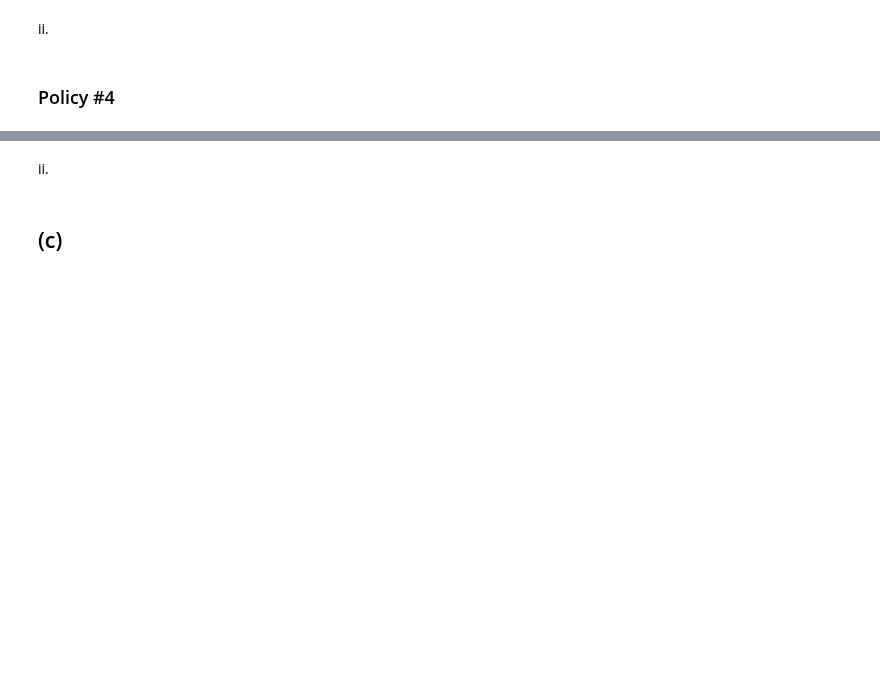
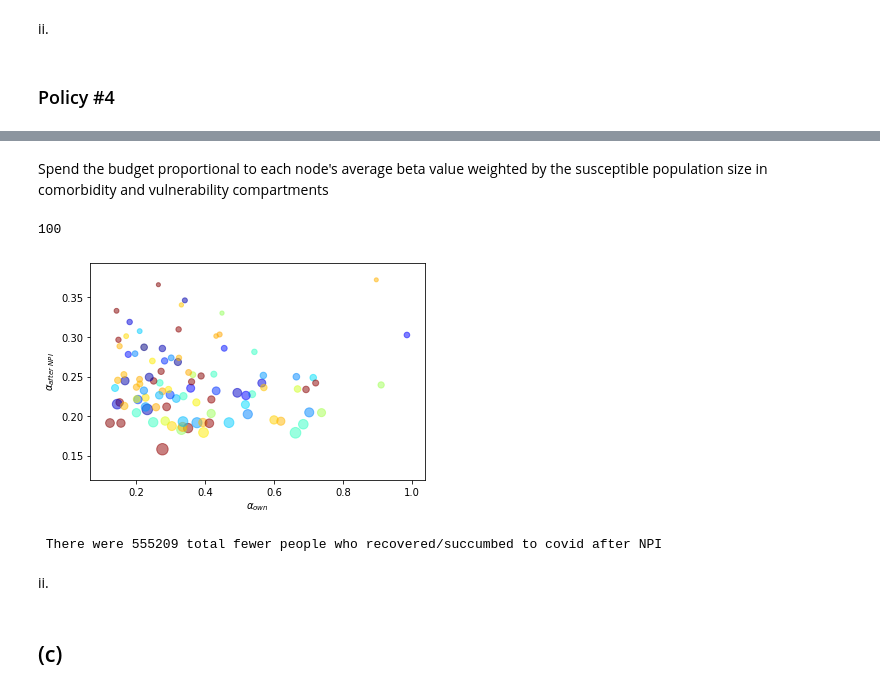
Before and after one commit to ssheridanucsb/CovidWastewater, a Jupyter notebook: Part2.ipynb, the cells around one changed output, grey strips where cells are left out. Saved outputs shown, nothing was run; the diff lists cells and outputs as text; code cells hidden in the pictures; blank space fills up the shorter version.

```diff
--- a/Part2.ipynb
+++ b/Part2.ipynb
@@ -113,0 +199,17 @@ i.
+# %% [markdown]
+Spend the budget proportional to each node's average beta value weighted by the susceptible
+population size in comorbidity and vulnerability compartments
+# %%
+prop_beta = [np.sum(S[node_index, :, :, 9] * beta_old) / np.sum(S[:, :, :, 9] * beta_old) for node_index in range(nb_nodes)]
+# %%
+nb_nodes
+# %% [output]
+100
+# %%
+prop_beta = np.array(prop_beta) * 1000000
+# %%
+alpha_prop_beta = g(prop_beta)
+# %%
+scatter_plot(alpha_prop_beta)
+# %% [output]
+[figure, added]
@@ -114,3 +219,7 @@ i.
+# %%
+print(f" There were {prob_beta_total_diff:.0f} total fewer people who recovered/succumbed to covid after NPI")
+# %% [output]
+ There were 555209 total fewer people who recovered/succumbed to covid after NPI
 # %% [markdown]
 ii.
 # %% [markdown]
```
Also changed, not shown: parts of 18 cells of this notebook.
